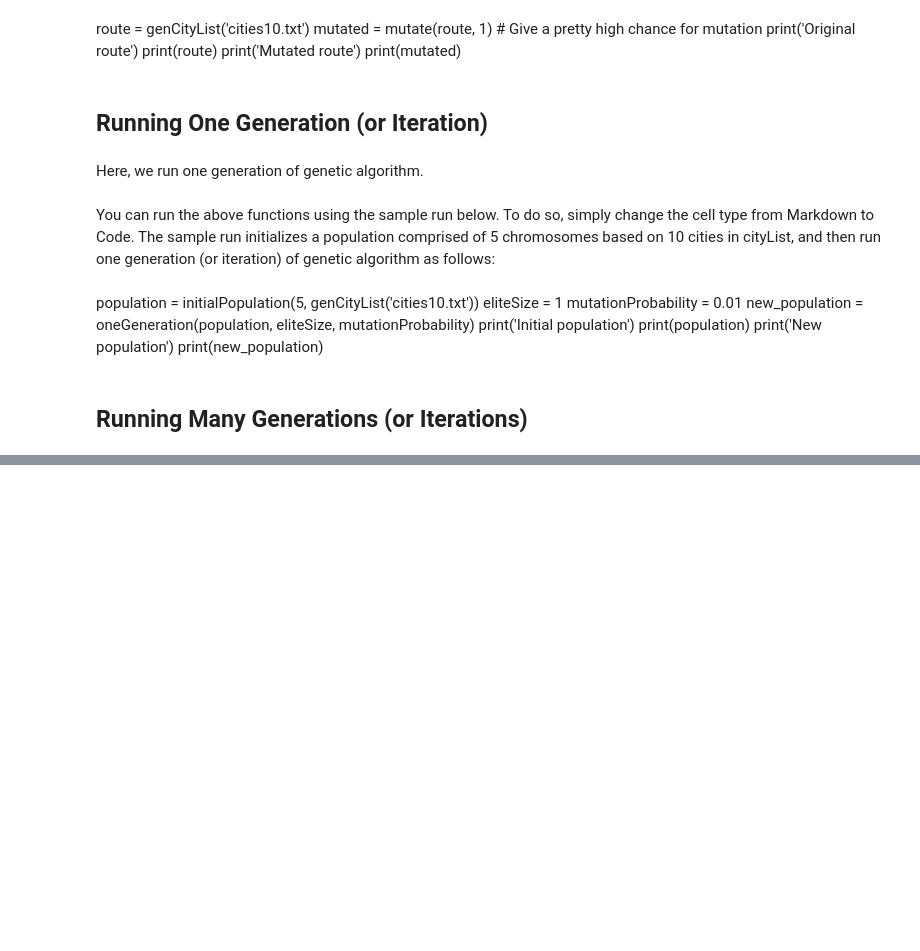
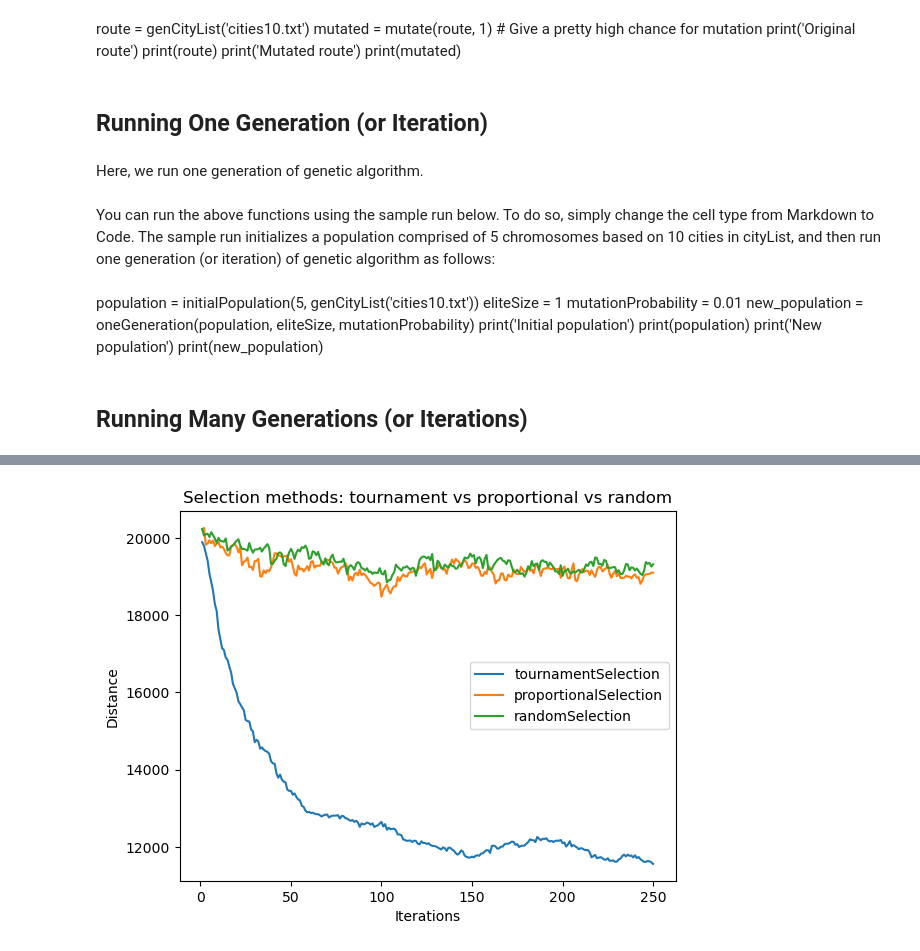
Before and after one commit to ca1phas/Lab-2-Genetic-Algorithm-June-2025, a Jupyter notebook: Lab 2_Genetic Algorithm.ipynb, the cells around one changed output, grey strips where cells are left out. Drawn from its saved outputs; the diff is of its cells as text; code cells hidden in the pictures; blank space fills up the shorter version.

```diff
--- a/Lab 2_Genetic Algorithm.ipynb
+++ b/Lab 2_Genetic Algorithm.ipynb
@@ -366,13 +384,13 @@ Crossover selects two parents, crossover the genetic materials of the parents, a
 # %% [markdown]
 Crossover selects two parents from the mating pool to produce a new generation of the same size.
 # %%
-def breedPopulation(matingpool, cx_points):
+def breedPopulation(matingpool):
     children = []
     # Choosing parents in their order of presence in the mating pool. Choosing parents
     # in a random manner is possible.
 
     for i in range(1, len(matingpool), 2):
-        child1, child2 = crossover(matingpool[i-1], matingpool[i], cx_points)
+        child1, child2 = crossover(matingpool[i-1], matingpool[i])
         children.append(child1)
         children.append(child2)
 
@@ -444,7 +462,7 @@ print(mutated)
 # %% [markdown]
 Here, we run one generation of genetic algorithm.
 # %%
-def oneGeneration(population, eliteSize, mutationProbability, parentSelection, cx_points):
+def oneGeneration(population, eliteSize, mutationProbability, parentSelection):
 
     # First we preserve the elites
     elites = survivorSelection(population, eliteSize)
@@ -452,10 +470,10 @@ def oneGeneration(population, eliteSize, mutationProbability, parentSelection, c
     # Then we calculate what our mating pool size should be and generate
     # the mating pool
     poolSize = len(population) - eliteSize
-    matingpool = parentSelection(population, poolSize) # Change your parent selection method here
+    matingpool = parentSelection(population, poolSize)
 
     # Then we perform crossover on the mating pool
-    children = breedPopulation(matingpool, cx_points)
+    children = breedPopulation(matingpool)
 
     # We combine the elites and children into one population
     new_population = elites + children
@@ -606,0 +574,49 @@ KeyboardInterrupt:
+# %%
+fig, axes = plt.subplots(1, 3, figsize=(16,4))
+for i, parentSelection in enumerate(parentSelections):
+    axes[i].set_title(f"{parentSelectionName}: Distance vs Iterations")
+    axes[i].set_ylabel("Distance")
+    axes[i].set_xlabel("Iterations")
+    axes[i].plot(
+        range(1, iteration_limit + 1),
+        best_paths[parentSelection.__name__]["progress"],
+        ls="-",
+        label=parentSelection.__name__,
+    )
+    axes[i].legend()
+plt.subplots_adjust(wspace=0.75)
+plt.savefig(f"Parent Selections.png")
+plt.close()
+
+from itertools import combinations
+
+for ps1, ps2 in combinations(parentSelections, 2):
+    plt.title(f"{ps1.__name__} vs {ps2.__name__}")
+    plt.ylabel("Distance")
+    plt.xlabel("Iterations")
+    plt.plot(
+        range(1, iteration_limit + 1), best_paths[ps1.__name__]["progress"], ls="-", label=ps1.__name__
+    )
+    plt.plot(
+        range(1, iteration_limit + 1), best_paths[ps2.__name__]["progress"], ls="-", label=ps2.__name__
+    )
+    plt.legend()
+    plt.savefig(f"{ps1.__name__} vs {ps2.__name__}.png")
+    plt.cla()
+plt.close()
+
+
+plt.title(f"Selection methods: tournament vs proportional vs random")
+plt.ylabel("Distance")
+plt.xlabel("Iterations")
+for parentSelection in parentSelections:
+    plt.plot(
+        range(1, iteration_limit + 1),
+        best_paths[parentSelection.__name__]["progress"],
+        ls="-",
+        label=parentSelection.__name__,
+    )
+plt.legend()
+plt.savefig("combined.png")
+# %% [output]
+[figure, added]
```
Also changed, not shown: parts of 5 cells of this notebook, 5 other files.
